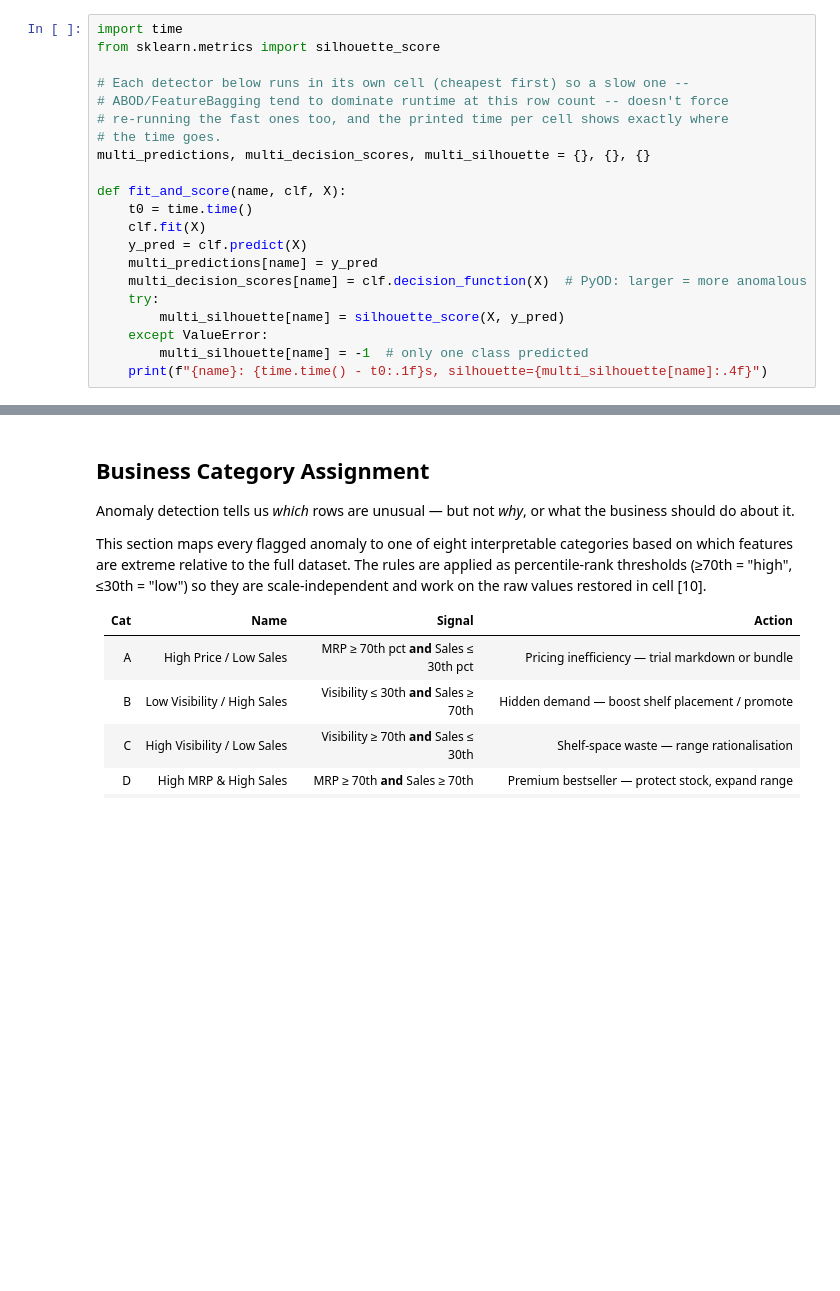
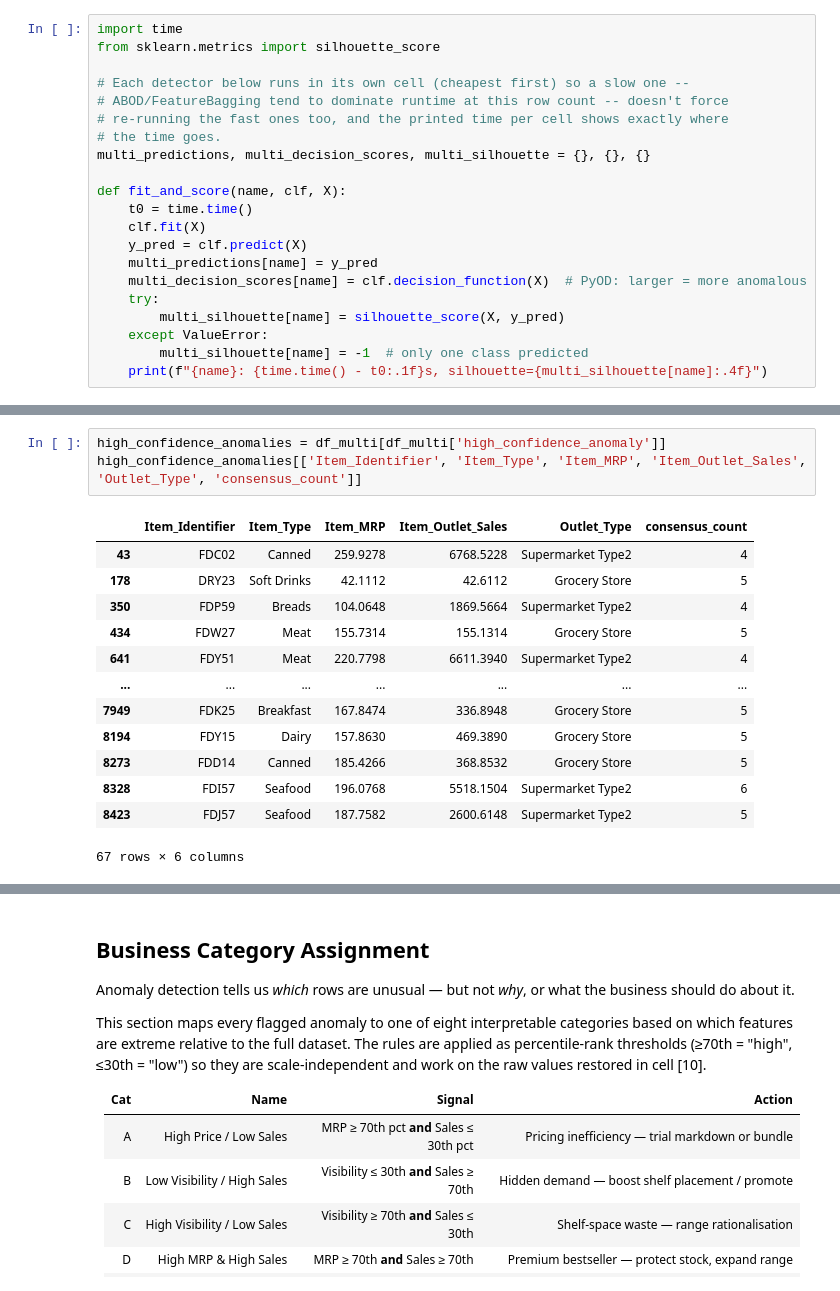
Before and after one commit to rajukan/ml-capstones, a Jupyter notebook: bigmart/Big-mart-sales-pyod.ipynb, the cells around one changed output, grey strips where cells are left out. Drawn from its saved outputs; the diff is of its cells as text; blank space fills up the shorter version.

```diff
--- a/bigmart/Big-mart-sales-pyod.ipynb
+++ b/bigmart/Big-mart-sales-pyod.ipynb
@@ -421,0 +563,17 @@ plt.show()
+# %%
+high_confidence_anomalies = df_multi[df_multi['high_confidence_anomaly']]
+high_confidence_anomalies[['Item_Identifier', 'Item_Type', 'Item_MRP', 'Item_Outlet_Sales', 'Outlet_Type', 'consensus_count']]
+# %% [output]
+|  | Item_Identifier | Item_Type | Item_MRP | Item_Outlet_Sales | Outlet_Type | consensus_count |
+| 43 | FDC02 | Canned | 259.9278 | 6768.5228 | Supermarket Type2 | 4 |
+| 178 | DRY23 | Soft Drinks | 42.1112 | 42.6112 | Grocery Store | 5 |
+| 350 | FDP59 | Breads | 104.0648 | 1869.5664 | Supermarket Type2 | 4 |
+| 434 | FDW27 | Meat | 155.7314 | 155.1314 | Grocery Store | 5 |
+| 641 | FDY51 | Meat | 220.7798 | 6611.3940 | Supermarket Type2 | 4 |
+| ... | ... | ... | ... | ... | ... | ... |
+| 7949 | FDK25 | Breakfast | 167.8474 | 336.8948 | Grocery Store | 5 |
+| 8194 | FDY15 | Dairy | 157.8630 | 469.3890 | Grocery Store | 5 |
+| 8273 | FDD14 | Canned | 185.4266 | 368.8532 | Grocery Store | 5 |
+| 8328 | FDI57 | Seafood | 196.0768 | 5518.1504 | Supermarket Type2 | 6 |
+| 8423 | FDJ57 | Seafood | 187.7582 | 2600.6148 | Supermarket Type2 | 5 |
+67 rows × 6 columns
```
Also changed, not shown: parts of 24 cells of this notebook, 1 other file.
